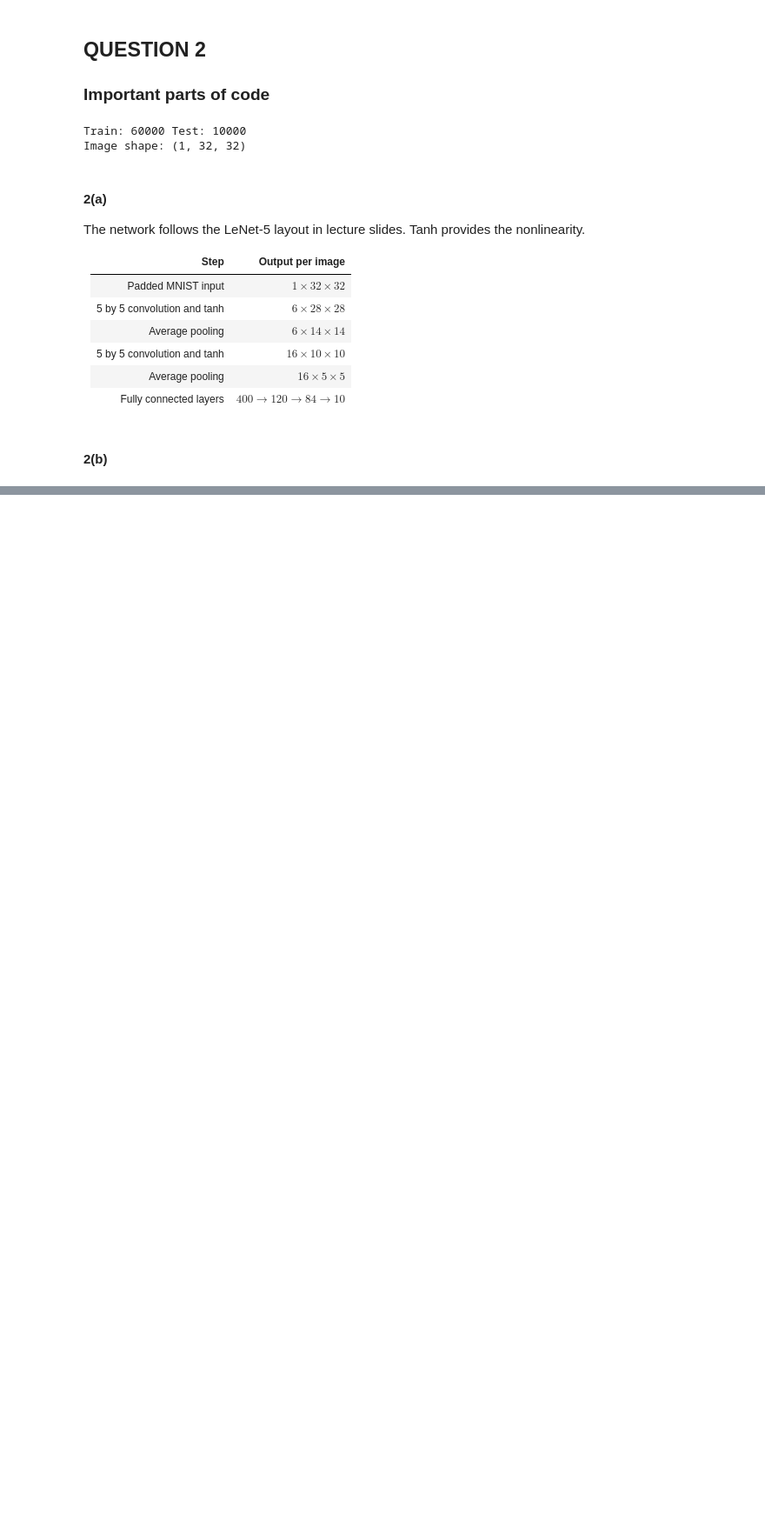
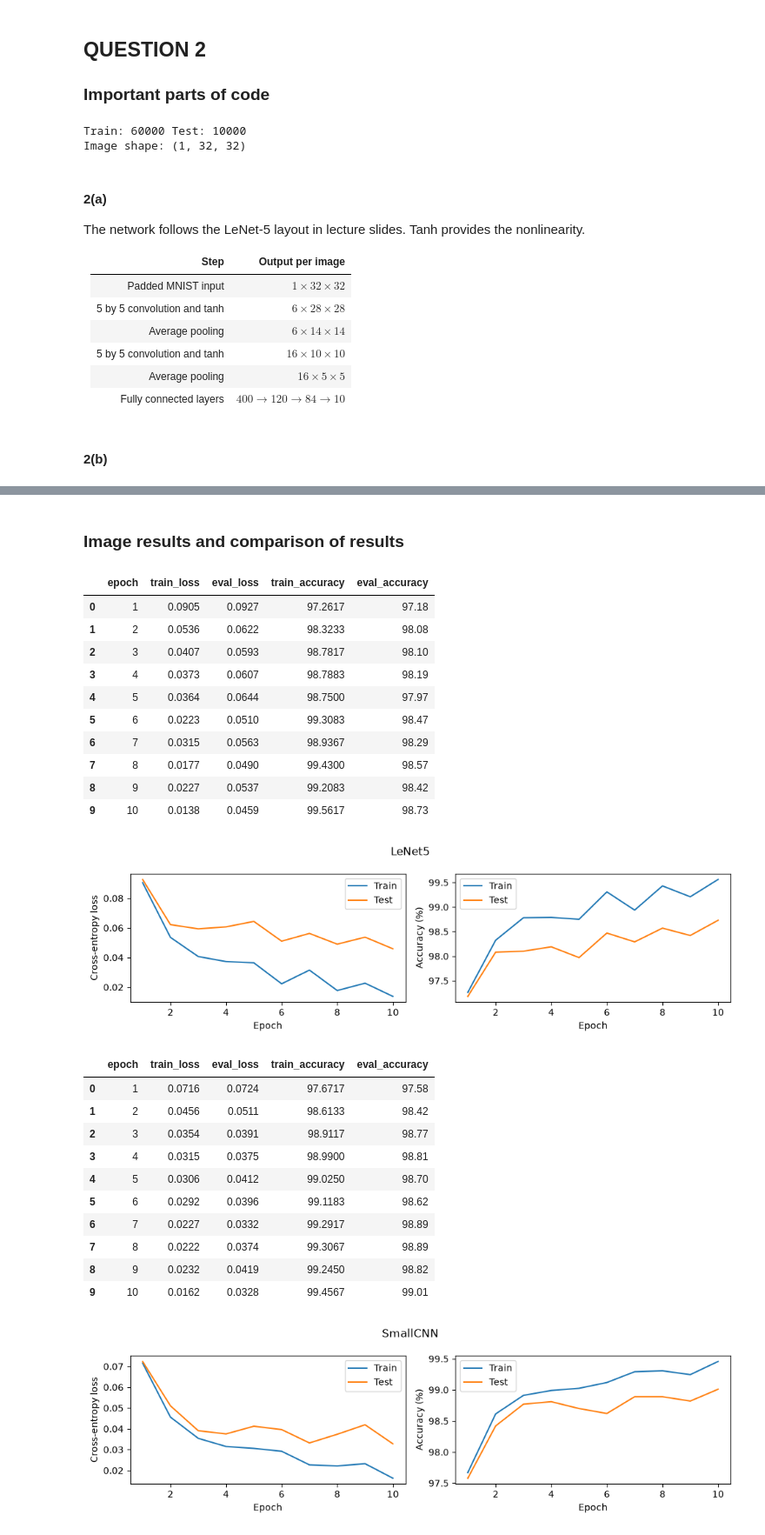
Before and after one commit to Upani-Gunathunga/EN3160-A3-Neural-Networks, a Jupyter notebook: 230218G_AS3_NeuralNetworks.ipynb, the cells around one changed output, grey strips where cells are left out. Shown at 87% size. Drawn from its saved outputs; the diff is of its cells as text; code cells hidden in the pictures; blank space fills up the shorter version.

```diff
--- a/230218G_AS3_NeuralNetworks.ipynb
+++ b/230218G_AS3_NeuralNetworks.ipynb
@@ -406,0 +551,20 @@ class SmallCNN(nn.Module):
+# %%
+q2_models = {}
+q2_results = {}
+q2_times = {}
+for name in ['LeNet5', 'SmallCNN']:
+    torch.manual_seed(42)
+    generator = torch.Generator().manual_seed(42)
+    trainloader = torch.utils.data.DataLoader(
+        trainset, batch_size=50, shuffle=True, num_workers=0, generator=generator)
+    if name == 'LeNet5':
+        model = LeNet5().to(device)
+    else:
+        model = SmallCNN().to(device)
+    optimizer = torch.optim.Adam(model.parameters(), lr=0.001)
+    print(name, 'parameters:', sum(p.numel() for p in model.parameters()))
+    history, elapsed = fit_model(
+        model, trainloader, train_eval_loader, testloader, optimizer, 10)
+    q2_models[name] = model
+    q2_results[name] = history
+    q2_times[name] = elapsed
@@ -406,0 +589,47 @@ class SmallCNN(nn.Module):
+# %% [markdown]
+### Image results and comparison of results
+# %%
+def plot_history(history, name, eval_name, filename):
+    fig, axes = plt.subplots(1, 2, figsize=(10, 3))
+    axes[0].plot(history.epoch, history.train_loss, label='Train')
+    axes[0].plot(history.epoch, history.eval_loss, label=eval_name)
+    axes[1].plot(history.epoch, history.train_accuracy, label='Train')
+    axes[1].plot(history.epoch, history.eval_accuracy, label=eval_name)
+    axes[0].set_ylabel('Cross-entropy loss')
+    axes[1].set_ylabel('Accuracy (%)')
+    for ax in axes:
+        ax.set_xlabel('Epoch')
+        ax.legend()
+    fig.suptitle(name)
+    fig.tight_layout()
+    fig.savefig(output_path / filename, dpi=160)
+    plt.show()
+
+for name in q2_results:
+    display(q2_results[name].round(4))
+    plot_history(q2_results[name], name, 'Test', f'q2_{name}_curves.png')
+# %% [output]
+|  | epoch | train_loss | eval_loss | train_accuracy | eval_accuracy |
+| 0 | 1 | 0.0905 | 0.0927 | 97.2617 | 97.18 |
+| 1 | 2 | 0.0536 | 0.0622 | 98.3233 | 98.08 |
+| 2 | 3 | 0.0407 | 0.0593 | 98.7817 | 98.10 |
+| 3 | 4 | 0.0373 | 0.0607 | 98.7883 | 98.19 |
+| 4 | 5 | 0.0364 | 0.0644 | 98.7500 | 97.97 |
+| 5 | 6 | 0.0223 | 0.0510 | 99.3083 | 98.47 |
+| 6 | 7 | 0.0315 | 0.0563 | 98.9367 | 98.29 |
+| 7 | 8 | 0.0177 | 0.0490 | 99.4300 | 98.57 |
+| 8 | 9 | 0.0227 | 0.0537 | 99.2083 | 98.42 |
+| 9 | 10 | 0.0138 | 0.0459 | 99.5617 | 98.73 |
+[figure, added]
+|  | epoch | train_loss | eval_loss | train_accuracy | eval_accuracy |
+| 0 | 1 | 0.0716 | 0.0724 | 97.6717 | 97.58 |
+| 1 | 2 | 0.0456 | 0.0511 | 98.6133 | 98.42 |
+| 2 | 3 | 0.0354 | 0.0391 | 98.9117 | 98.77 |
+| 3 | 4 | 0.0315 | 0.0375 | 98.9900 | 98.81 |
+| 4 | 5 | 0.0306 | 0.0412 | 99.0250 | 98.70 |
+| 5 | 6 | 0.0292 | 0.0396 | 99.1183 | 98.62 |
+| 6 | 7 | 0.0227 | 0.0332 | 99.2917 | 98.89 |
+| 7 | 8 | 0.0222 | 0.0374 | 99.3067 | 98.89 |
+| 8 | 9 | 0.0232 | 0.0419 | 99.2450 | 98.82 |
+| 9 | 10 | 0.0162 | 0.0328 | 99.4567 | 99.01 |
+[figure, added]
```
Also changed, not shown: parts of 10 cells of this notebook.
